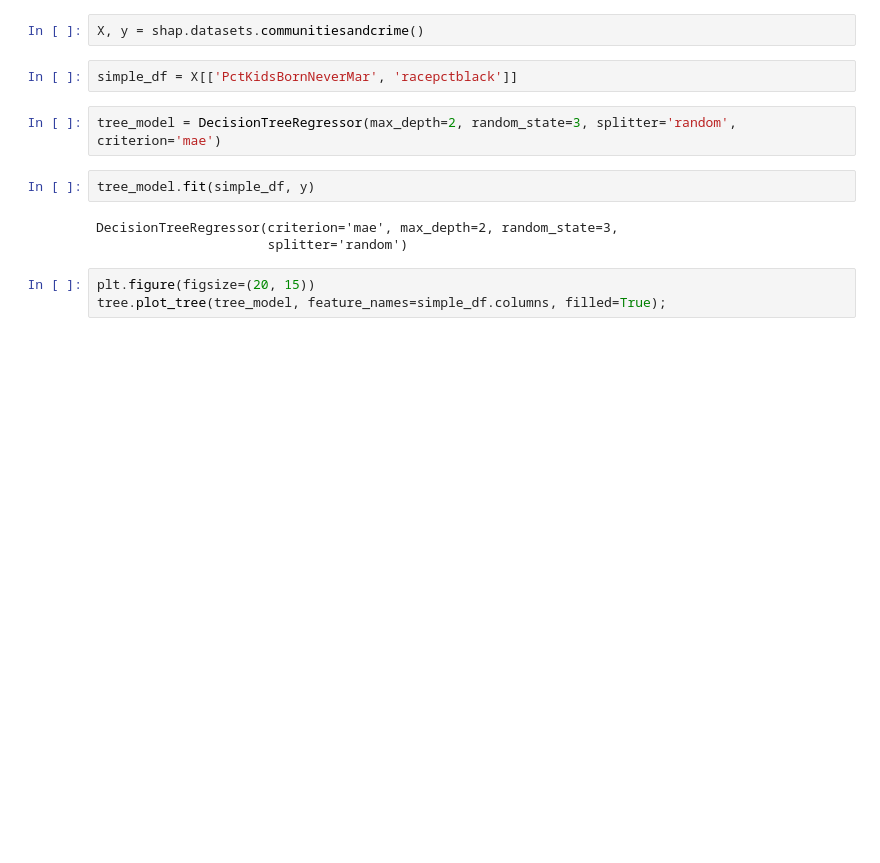
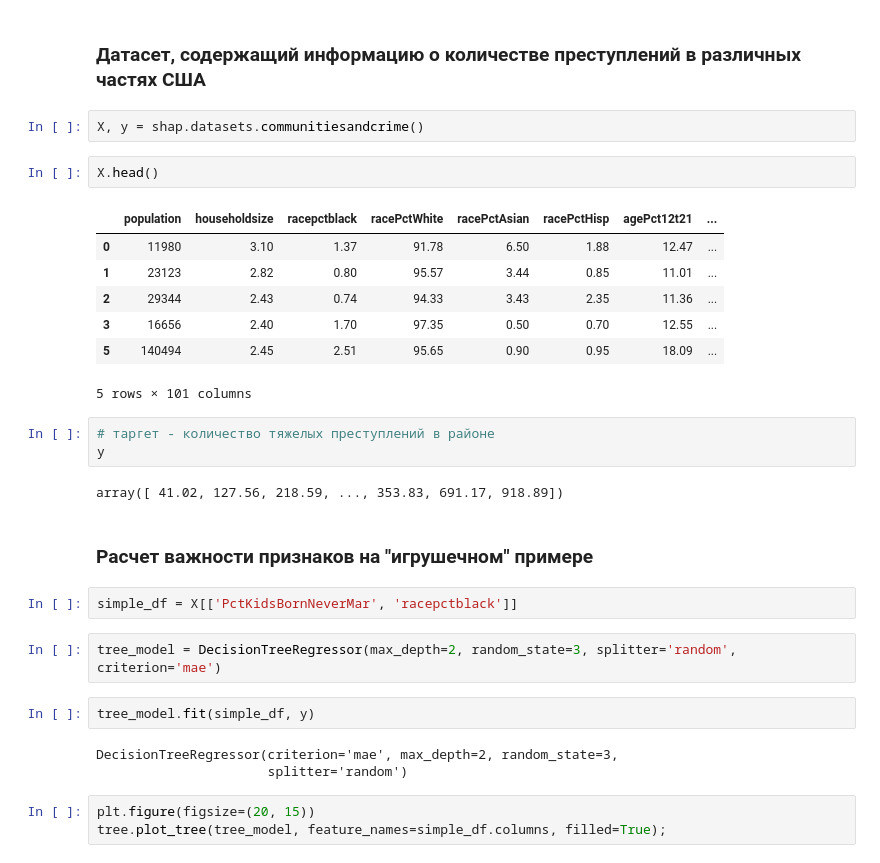
Before and after one commit to Dmitry513/Shap_training, a Jupyter notebook: Shap analisys.ipynb, the cells around one changed output. Saved outputs shown, nothing was run; the diff lists cells and outputs as text; blank space fills up the shorter version.

```diff
--- a/Shap analisys.ipynb
+++ b/Shap analisys.ipynb
@@ -10,8 +10,27 @@ from sklearn import tree
 shap.initjs()
 # %% [output]
 [interactive output not drawn]
+# %% [markdown]
+### Датасет, содержащий информацию о количестве преступлений в различных частях США
 # %%
 X, y = shap.datasets.communitiesandcrime()
+# %%
+X.head()
+# %% [output]
+|  | population | householdsize | racepctblack | racePctWhite | racePctAsian | racePctHisp | agePct12t21 | ... |
+| 0 | 11980 | 3.10 | 1.37 | 91.78 | 6.50 | 1.88 | 12.47 | ... |
+| 1 | 23123 | 2.82 | 0.80 | 95.57 | 3.44 | 0.85 | 11.01 | ... |
+| 2 | 29344 | 2.43 | 0.74 | 94.33 | 3.43 | 2.35 | 11.36 | ... |
+| 3 | 16656 | 2.40 | 1.70 | 97.35 | 0.50 | 0.70 | 12.55 | ... |
+| 5 | 140494 | 2.45 | 2.51 | 95.65 | 0.90 | 0.95 | 18.09 | ... |
+5 rows × 101 columns
+# %%
+# таргет - количество тяжелых преступлений в районе
+y
+# %% [output]
+array([ 41.02, 127.56, 218.59, ..., 353.83, 691.17, 918.89])
+# %% [markdown]
+### Расчет важности признаков на "игрушечном" примере
 # %%
 simple_df = X[['PctKidsBornNeverMar', 'racepctblack']]
 # %%
```
Also changed, not shown: parts of 17 cells of this notebook.
